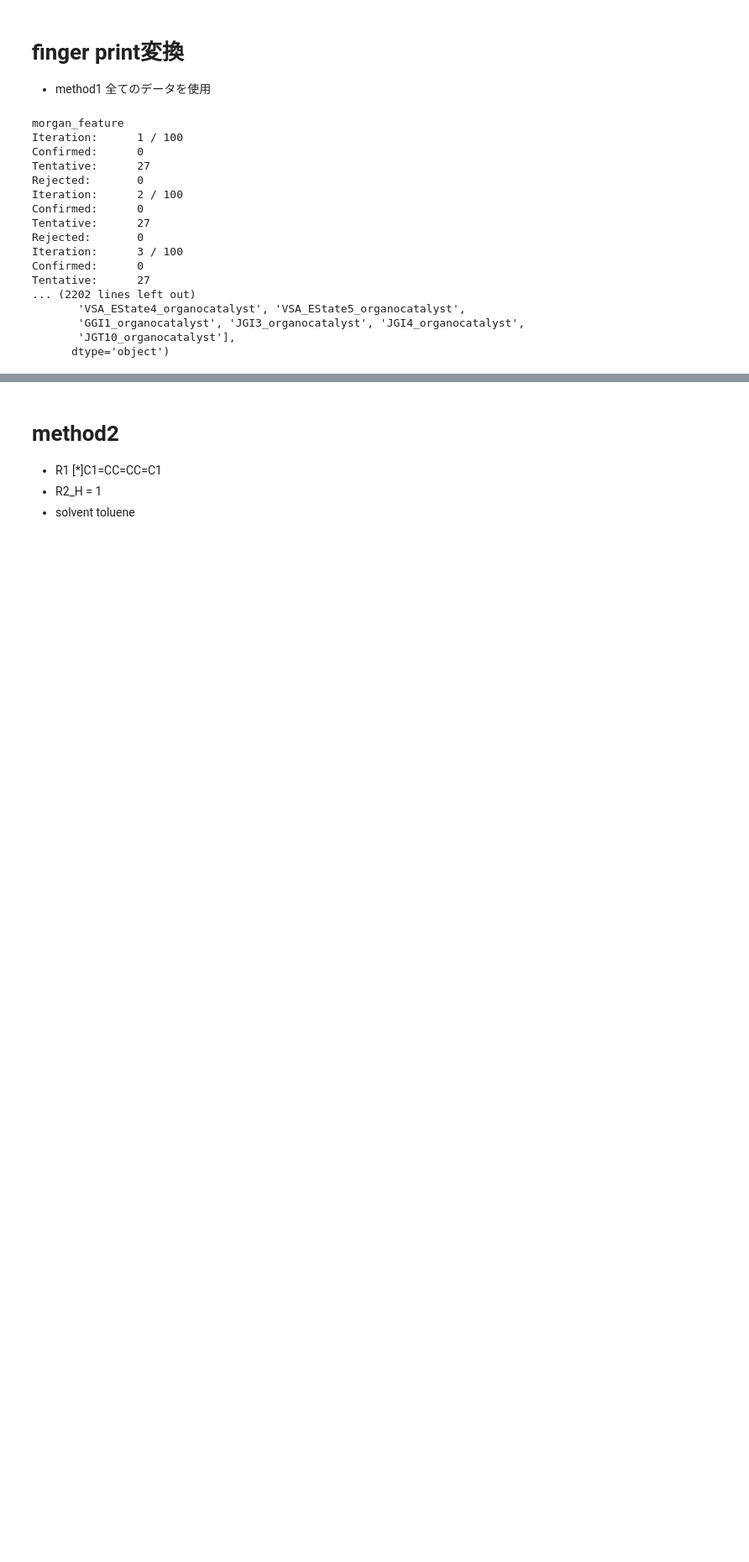
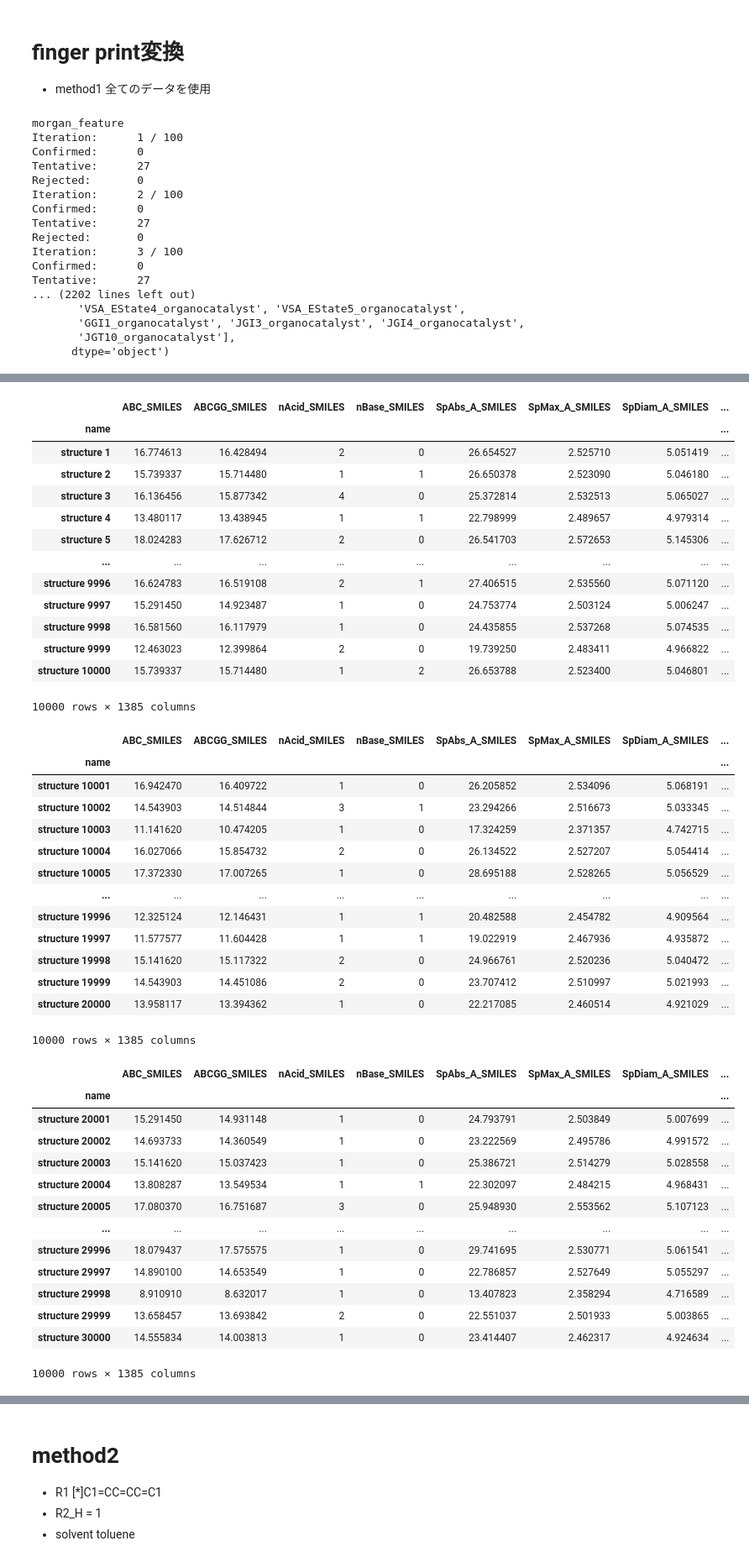
Before and after one commit to wwwyo/lab, a Jupyter notebook: build_descriptor.ipynb, the cells around one changed output, grey strips where cells are left out. Shown: that part at 84% size. Saved outputs shown, nothing was run; the diff lists cells and outputs as text; code cells hidden in the pictures; blank space fills up the shorter version.

```diff
--- a/build_descriptor.ipynb
+++ b/build_descriptor.ipynb
@@ -261,14 +261,14 @@ def toFinger(df, columns, finger_method):
     for column in columns:
         fingerprints = toFingerFromSmiles(df[column],finger_method)
         if finger_method in ['mordred_2d','mordred_3d']:
-            fingerprints_df = fingerprints.add_suffix('_'+column)
+            fingerprints_df = fingerprints.add_suffix('_'+column).set_axis(df.index, axis='index')
         else:
             column_names = list(map(lambda x: str(x)+'_'+column, range(len(fingerprints[0]))))
             fingerprints_df =  pd.DataFrame(fingerprints,index=df.index, columns=column_names)
 
         # scaling必要
-        if finger_method in ['mordred_2d','mordred_3d', 'minhash']:
-            fingerprints_df = scaling(fingerprints_df.round(5), fingerprints_df.columns)
+        # if finger_method in ['mordred_2d','mordred_3d', 'minhash']:
+        #     fingerprints_df = scaling(fingerprints_df, fingerprints_df.columns)
         fingerprints_df = fingerprints_df[fingerprints_df.columns[~fingerprints_df.isnull().any()]]
         df_copy = pd.merge(df_copy, fingerprints_df, left_index=True, right_index=True)
     return df_copy
@@ -490,0 +497,53 @@ Tentative:      27
+# %%
+FINGER_COLUMN=['SMILES']
+finger_method = 'mordred_2d'
+df = pd.read_csv('./data/structure_creation/generated.csv',index_col=0)
+split_num = 10000
+for i in range(round(df.shape[0]/split_num)):
+    start = i * split_num
+    df_structure = toFinger(df.iloc[start:start+split_num,:],FINGER_COLUMN,finger_method)
+    display(df_structure)
+    df_structure.to_csv(f'./data/structure_creation/{finger_method}_{i}.csv')
+# %% [output]
+|  | ABC_SMILES | ABCGG_SMILES | nAcid_SMILES | nBase_SMILES | SpAbs_A_SMILES | SpMax_A_SMILES | SpDiam_A_SMILES | ... |
+| name |  |  |  |  |  |  |  | ... |
+| structure 1 | 16.774613 | 16.428494 | 2 | 0 | 26.654527 | 2.525710 | 5.051419 | ... |
+| structure 2 | 15.739337 | 15.714480 | 1 | 1 | 26.650378 | 2.523090 | 5.046180 | ... |
+| structure 3 | 16.136456 | 15.877342 | 4 | 0 | 25.372814 | 2.532513 | 5.065027 | ... |
+| structure 4 | 13.480117 | 13.438945 | 1 | 1 | 22.798999 | 2.489657 | 4.979314 | ... |
+| structure 5 | 18.024283 | 17.626712 | 2 | 0 | 26.541703 | 2.572653 | 5.145306 | ... |
+| ... | ... | ... | ... | ... | ... | ... | ... | ... |
+| structure 9996 | 16.624783 | 16.519108 | 2 | 1 | 27.406515 | 2.535560 | 5.071120 | ... |
+| structure 9997 | 15.291450 | 14.923487 | 1 | 0 | 24.753774 | 2.503124 | 5.006247 | ... |
+| structure 9998 | 16.581560 | 16.117979 | 1 | 0 | 24.435855 | 2.537268 | 5.074535 | ... |
+| structure 9999 | 12.463023 | 12.399864 | 2 | 0 | 19.739250 | 2.483411 | 4.966822 | ... |
+| structure 10000 | 15.739337 | 15.714480 | 1 | 2 | 26.653788 | 2.523400 | 5.046801 | ... |
+10000 rows × 1385 columns
+|  | ABC_SMILES | ABCGG_SMILES | nAcid_SMILES | nBase_SMILES | SpAbs_A_SMILES | SpMax_A_SMILES | SpDiam_A_SMILES | ... |
+| name |  |  |  |  |  |  |  | ... |
+| structure 10001 | 16.942470 | 16.409722 | 1 | 0 | 26.205852 | 2.534096 | 5.068191 | ... |
+| structure 10002 | 14.543903 | 14.514844 | 3 | 1 | 23.294266 | 2.516673 | 5.033345 | ... |
+| structure 10003 | 11.141620 | 10.474205 | 1 | 0 | 17.324259 | 2.371357 | 4.742715 | ... |
+| structure 10004 | 16.027066 | 15.854732 | 2 | 0 | 26.134522 | 2.527207 | 5.054414 | ... |
+| structure 10005 | 17.372330 | 17.007265 | 1 | 0 | 28.695188 | 2.528265 | 5.056529 | ... |
+| ... | ... | ... | ... | ... | ... | ... | ... | ... |
+| structure 19996 | 12.325124 | 12.146431 | 1 | 1 | 20.482588 | 2.454782 | 4.909564 | ... |
+| structure 19997 | 11.577577 | 11.604428 | 1 | 1 | 19.022919 | 2.467936 | 4.935872 | ... |
+| structure 19998 | 15.141620 | 15.117322 | 2 | 0 | 24.966761 | 2.520236 | 5.040472 | ... |
+| structure 19999 | 14.543903 | 14.451086 | 2 | 0 | 23.707412 | 2.510997 | 5.021993 | ... |
+| structure 20000 | 13.958117 | 13.394362 | 1 | 0 | 22.217085 | 2.460514 | 4.921029 | ... |
+10000 rows × 1385 columns
+|  | ABC_SMILES | ABCGG_SMILES | nAcid_SMILES | nBase_SMILES | SpAbs_A_SMILES | SpMax_A_SMILES | SpDiam_A_SMILES | ... |
+| name |  |  |  |  |  |  |  | ... |
+| structure 20001 | 15.291450 | 14.931148 | 1 | 0 | 24.793791 | 2.503849 | 5.007699 | ... |
+| structure 20002 | 14.693733 | 14.360549 | 1 | 0 | 23.222569 | 2.495786 | 4.991572 | ... |
+| structure 20003 | 15.141620 | 15.037423 | 1 | 0 | 25.386721 | 2.514279 | 5.028558 | ... |
+| structure 20004 | 13.808287 | 13.549534 | 1 | 1 | 22.302097 | 2.484215 | 4.968431 | ... |
+| structure 20005 | 17.080370 | 16.751687 | 3 | 0 | 25.948930 | 2.553562 | 5.107123 | ... |
+| ... | ... | ... | ... | ... | ... | ... | ... | ... |
+| structure 29996 | 18.079437 | 17.575575 | 1 | 0 | 29.741695 | 2.530771 | 5.061541 | ... |
+| structure 29997 | 14.890100 | 14.653549 | 1 | 0 | 22.786857 | 2.527649 | 5.055297 | ... |
+| structure 29998 | 8.910910 | 8.632017 | 1 | 0 | 13.407823 | 2.358294 | 4.716589 | ... |
+| structure 29999 | 13.658457 | 13.693842 | 2 | 0 | 22.551037 | 2.501933 | 5.003865 | ... |
+| structure 30000 | 14.555834 | 14.003813 | 1 | 0 | 23.414407 | 2.462317 | 4.924634 | ... |
+10000 rows × 1385 columns
```
Also changed, not shown: parts of 5 cells of this notebook, 1 other file.
